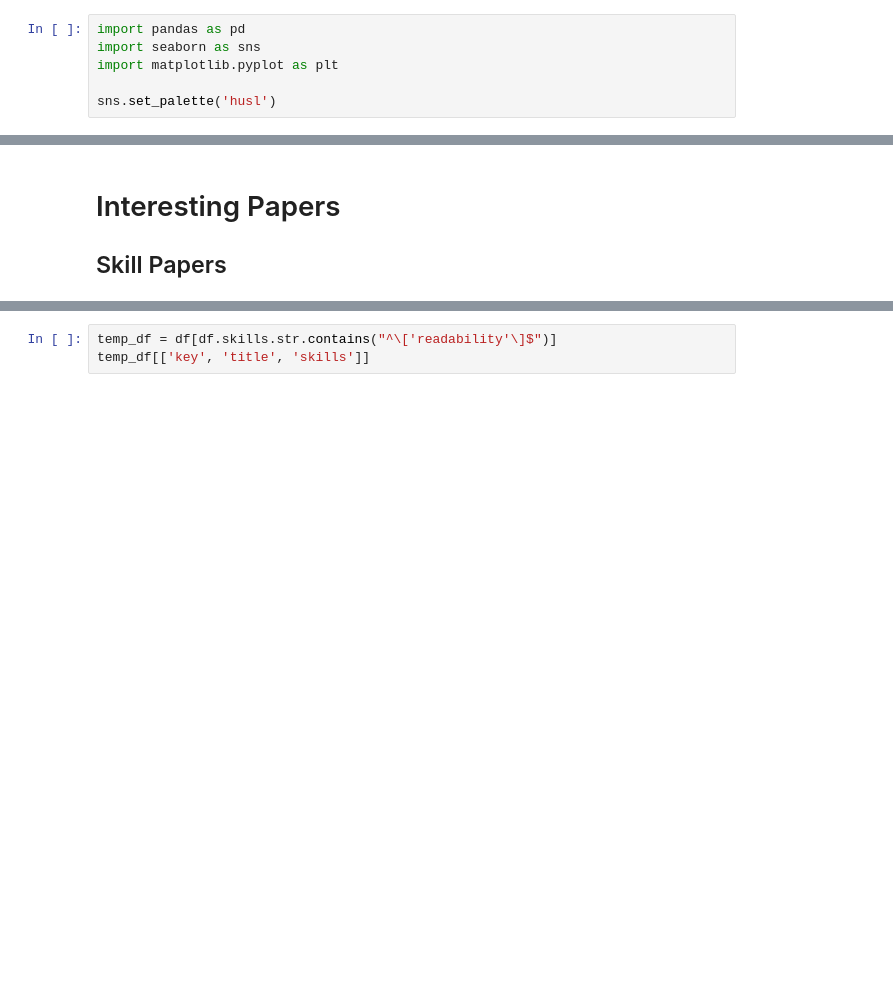
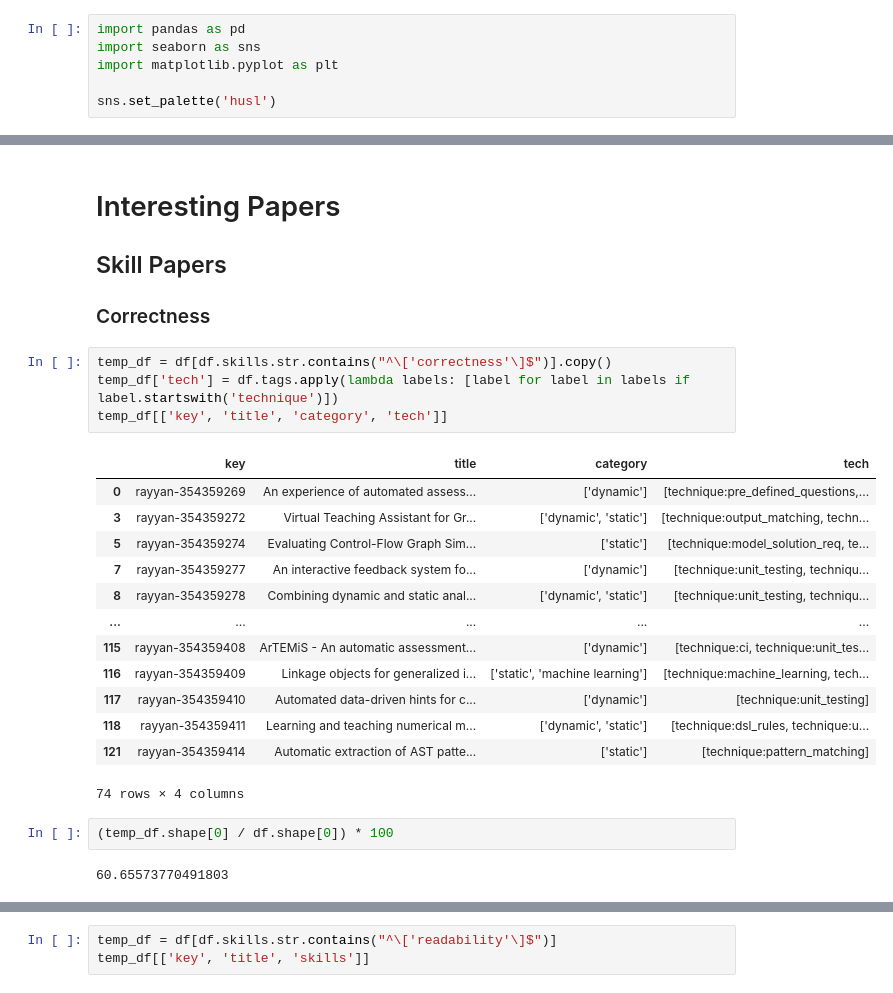
Before and after one commit to m-messer/Automated-Assessment-SLR-Data-Processing, a Jupyter notebook: discussion.ipynb, the cells around one changed output, grey strips where cells are left out. Cells and saved outputs as stored; diff of their text form; blank space fills up the shorter version.

```diff
--- a/discussion.ipynb
+++ b/discussion.ipynb
@@ -18,3 +18,26 @@ df.head()
 # %% [markdown]
 # Interesting Papers
 ## Skill Papers
+### Correctness
+# %%
+temp_df = df[df.skills.str.contains("^\['correctness'\]$")].copy()
+temp_df['tech'] = df.tags.apply(lambda labels: [label for label in labels if label.startswith('technique')])
+temp_df[['key', 'title', 'category', 'tech']]
+# %% [output]
+|  | key | title | category | tech |
+| 0 | rayyan-354359269 | An experience of automated assess... | ['dynamic'] | [technique:pre_defined_questions,... |
+| 3 | rayyan-354359272 | Virtual Teaching Assistant for Gr... | ['dynamic', 'static'] | [technique:output_matching, techn... |
+| 5 | rayyan-354359274 | Evaluating Control-Flow Graph Sim... | ['static'] | [technique:model_solution_req, te... |
+| 7 | rayyan-354359277 | An interactive feedback system fo... | ['dynamic'] | [technique:unit_testing, techniqu... |
+| 8 | rayyan-354359278 | Combining dynamic and static anal... | ['dynamic', 'static'] | [technique:unit_testing, techniqu... |
+| ... | ... | ... | ... | ... |
+| 115 | rayyan-354359408 | ArTEMiS - An automatic assessment... | ['dynamic'] | [technique:ci, technique:unit_tes... |
+| 116 | rayyan-354359409 | Linkage objects for generalized i... | ['static', 'machine learning'] | [technique:machine_learning, tech... |
+| 117 | rayyan-354359410 | Automated data-driven hints for c... | ['dynamic'] | [technique:unit_testing] |
+| 118 | rayyan-354359411 | Learning and teaching numerical m... | ['dynamic', 'static'] | [technique:dsl_rules, technique:u... |
+| 121 | rayyan-354359414 | Automatic extraction of AST patte... | ['static'] | [technique:pattern_matching] |
+74 rows × 4 columns
+# %%
+(temp_df.shape[0] / df.shape[0]) * 100
+# %% [output]
+60.65573770491803
```
Also changed, not shown: parts of 4 cells of this notebook.
